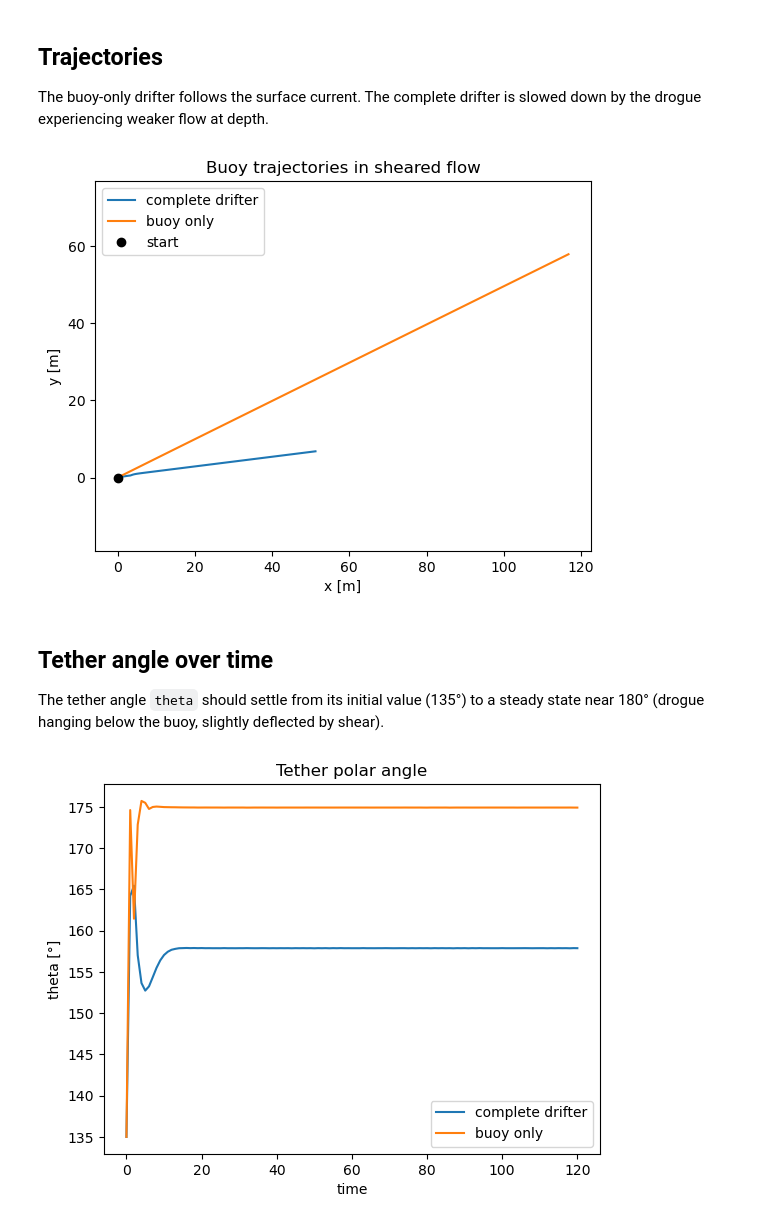
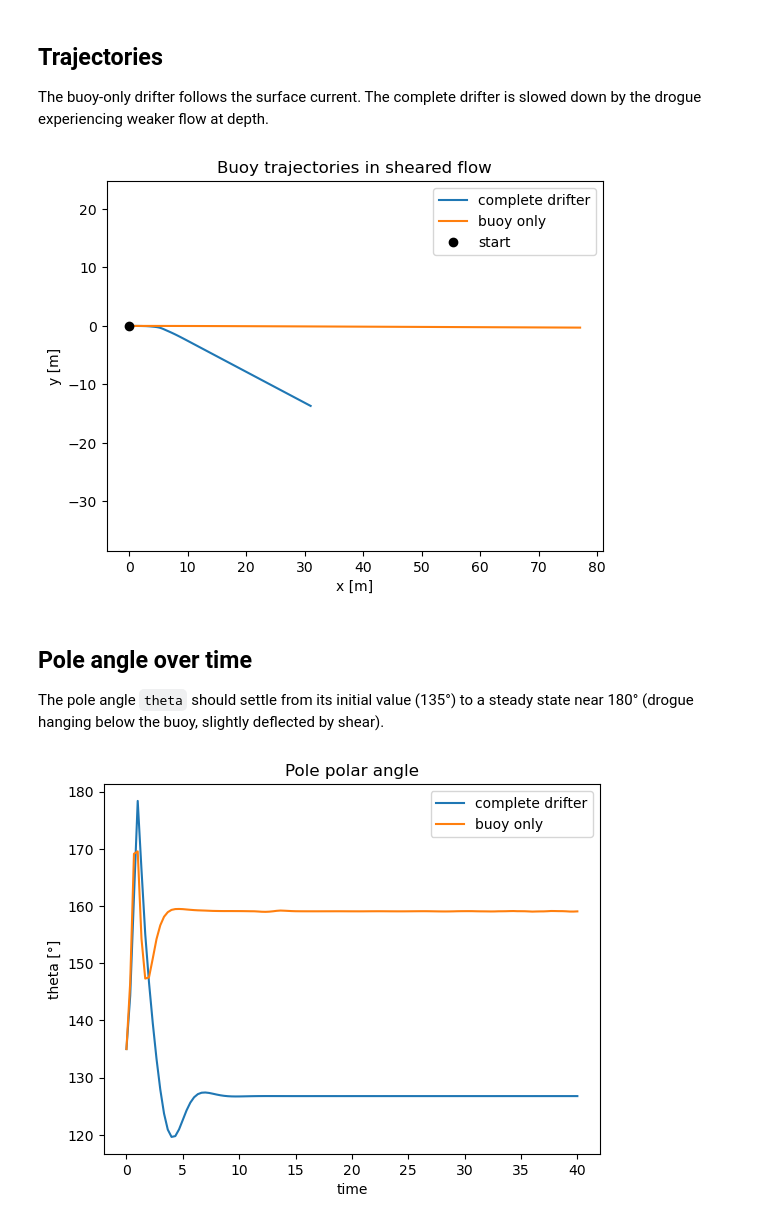
Before and after one commit to geomar-od-lagrange/mechanical_drifters, a Jupyter notebook: notebooks/02_test_with_sheared_flow.ipynb, the cells around one changed output. Cells and saved outputs as stored; diff of their text form; code cells hidden in the pictures.

```diff
--- a/notebooks/02_test_with_sheared_flow.ipynb
+++ b/notebooks/02_test_with_sheared_flow.ipynb
@@ -25,10 +27,16 @@ differently from a surface-only buoy.
 # %%
 def sheared_uv(*, t, z_d, y_b, x_b):
-    """Surface current with depth decay and rotation."""
-    U_b, V_b = 1.0, 0.5
-    factor = np.exp(-abs(z_d) / 2.0)
-    U_d = U_b * factor
-    V_d = -0.3 * factor
+    """Eastward surface current with Ekman-like decay and rotation."""
+    speed = 2.0
+    decay = 1.5  # e-folding depth [m]
+    rotation = 45  # degrees clockwise per e-folding depth
+
+    angle = -np.radians(rotation) * z_d / decay
+    factor = np.exp(-z_d / decay)
+
+    U_b, V_b = speed, 0.0
+    U_d = speed * factor * np.cos(angle)
+    V_d = speed * factor * np.sin(angle)
     return U_b, V_b, U_d, V_d
 # %% [markdown]
 ## Physical parameters
@@ -77,9 +85,9 @@ buoy_only_params = {
 }
 drifter_buoy = DroguedDrifter(**buoy_only_params, get_uv=sheared_uv)
 # %%
-T = 120.0
-dt = 1.0
-t_eval = np.arange(0.0, T + dt, dt)
+T = 40.0
+dt = 1 / 3
+t_eval = np.linspace(0, T, int(T / dt) + 1)
 # %%
 ds_complete = drifter_complete.get_full_solution(
     t_span=(0, T),
@@ -123,19 +131,19 @@ plt.legend()
 plt.title("Buoy trajectories in sheared flow")
 plt.show()
 # %% [output]
-[figure, old version]
+[figure, new version]
 # %% [markdown]
-## Tether angle over time
+## Pole angle over time
 
-The tether angle `theta` should settle from its initial value (135°) to a
+The pole angle `theta` should settle from its initial value (135°) to a
 steady state near 180° (drogue hanging below the buoy, slightly deflected
 by shear).
 # %%
 (ds_complete.theta * 180 / np.pi).plot(label="complete drifter")
 (ds_buoy.theta * 180 / np.pi).plot(label="buoy only")
 plt.ylabel("theta [°]")
 plt.legend()
-plt.title("Tether polar angle")
+plt.title("Pole polar angle")
 plt.show()
 # %% [output]
-[figure, old version]
+[figure, new version]
```
Also changed, not shown: parts of 6 cells of this notebook, 4 other files.
